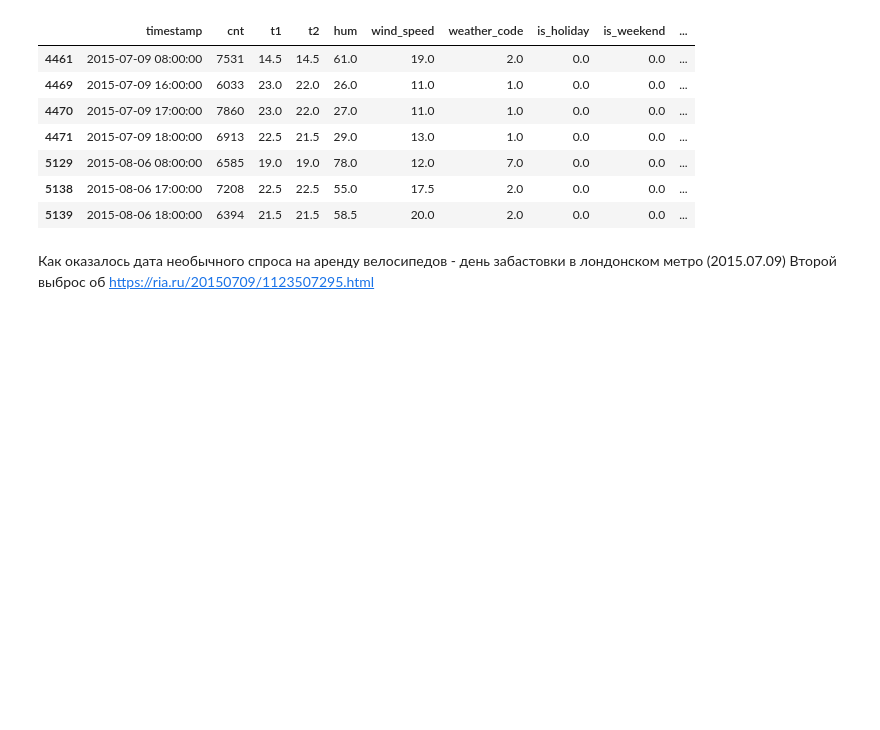
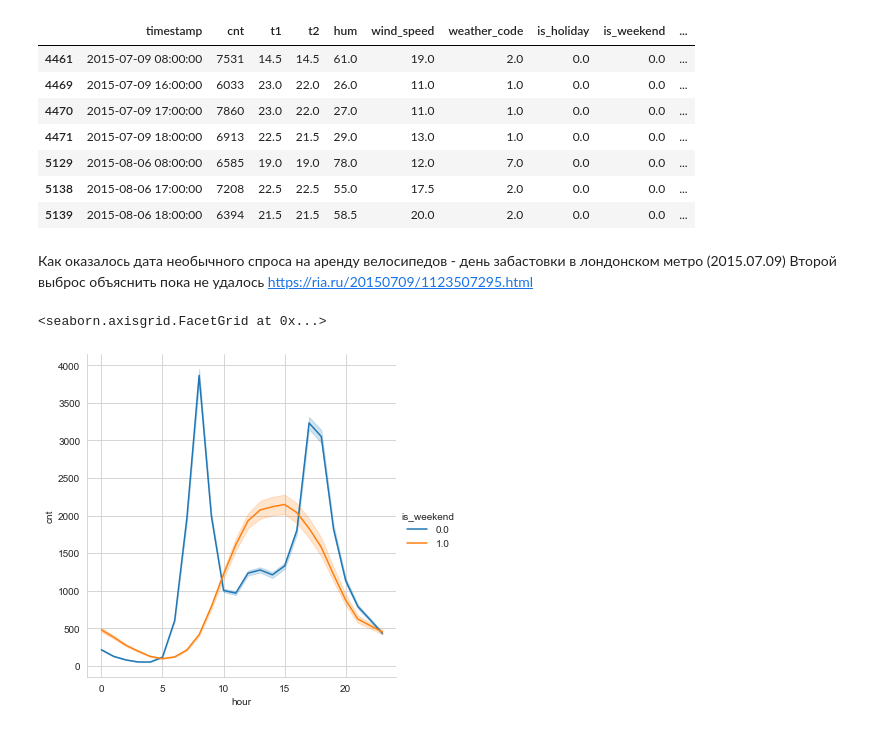
Before and after one commit to Trickster2038/research0, a Jupyter notebook: bicycles.ipynb, the cells around one changed output. Cells and saved outputs as stored; diff of their text form; code cells hidden in the pictures; blank space fills up the shorter version.

```diff
--- a/bicycles.ipynb
+++ b/bicycles.ipynb
@@ -239,5 +256,5 @@ df.query("weekday == 3 and cnt > 5500")
 | 5139 | 2015-08-06 18:00:00 | 6394 | 21.5 | 21.5 | 58.5 | 20.0 | 2.0 | 0.0 | 0.0 | ... |
 # %% [markdown]
 Как оказалось дата необычного спроса на аренду велосипедов - день забастовки в лондонском метро (2015.07.09)
-Второй выброс об
+Второй выброс объяснить пока не удалось
 https://ria.ru/20150709/1123507295.html
@@ -243,0 +267,7 @@ https://ria.ru/20150709/1123507295.html
+# %%
+sns.relplot(data=df, x="hour", y="cnt", hue="is_weekend", kind="line")
+# fig = g.get_figure()
+# fig.savefig("graphs/cnt_by_hour_sorted.png")
+# %% [output]
+<seaborn.axisgrid.FacetGrid at 0x...>
+[figure, added]
```
Also changed, not shown: parts of 4 cells of this notebook, 4 other files.
